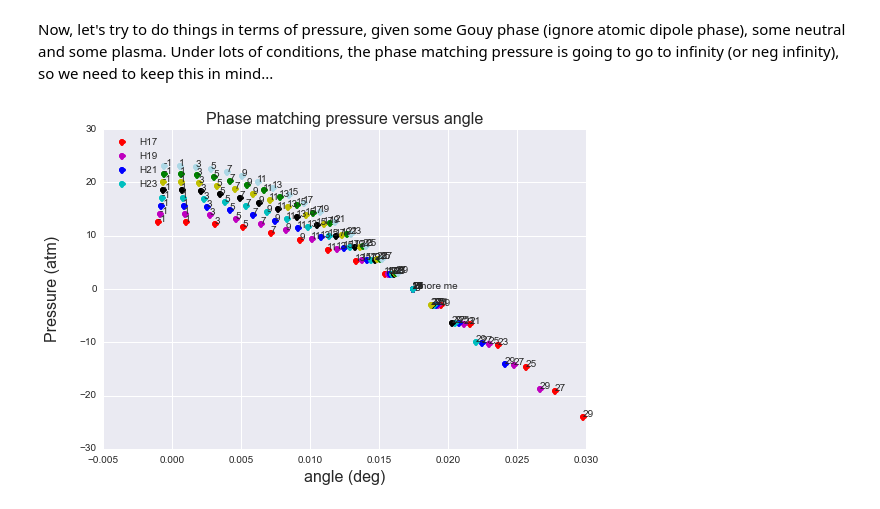
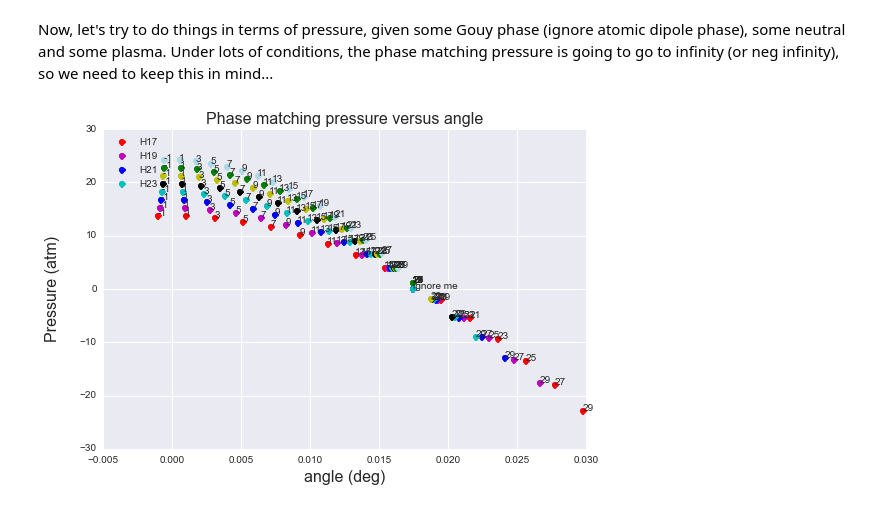
Before and after one commit to DanHickstein/phase-matching-fun, a Jupyter notebook: Phase matching 0.6.ipynb, the cells around one changed output. Saved outputs shown, nothing was run; the diff lists cells and outputs as text; code cells hidden in the pictures.

```diff
--- a/Phase matching 0.6.ipynb
+++ b/Phase matching 0.6.ipynb
@@ -355,11 +355,11 @@ theta = 3*np.pi/180
 
 for dn in np.arange(-1,30,2):
     for H,color in zip((17,19,21,23),('r','m','b','c')):
-        n1 = H/2 + dn/2 + 1
+        n1 = (H + dn)/2
         n2 = H/2 - dn/2
 
 #         if n1<=0 or n2<=0: continue
-#         print '%i=%i and %i=%i (%i+%i)'%(dn,n1-n2,H,n1+n2,n1,n2)
+        print '%i=%i and %i=%i (%i+%i)'%(dn,n1-n2,H,n1+n2,n1,n2)
         dk,angle = delta_k_NC(theta,n1=n1,n2=n2,k1=2*np.pi/800e-9,k2=2*np.pi/800e-9,wave1=800e-9,wave2=800e-9)
 
         dk = dk
@@ -400,32 +417,32 @@ for dn in np.arange(-1,31,2):
         dk,angle = delta_k_NC(theta,n1=n1,n2=n2,k1=2*np.pi/800e-9,k2=2*np.pi/800e-9,wave1=800e-9,wave2=800e-9)
 
         dk = dk
 
 
         kg = k_gouy(L=800e-9,F=300e-3,D=8e-3,z=0)
-        kd = k_dipole(L=800e-9,z=-1.5e-3,I=1e14)
+        kd = k_dipole(L=800e-9,z=0.1e-3,I=1e14)
         kn = k_neutral(L,P=1,IF=IF,gas='Ar')
         kp = k_plasma(L,P=1,IF=IF)
 
         P_pm = -(dk + kg + kd)/(kn+kp) # include atomic dipole
 #         P_pm = -(dk + kg)/(kn+kp) # don't include AD
 
 
         x,y = angle,P_pm
         ax.plot(x,y,'o',color=color)
         ax.annotate('%i'%(dn),xy=(x,y),xytext=(x,y))
 
 
 ax.plot(theta,0,'o',color='r',label='H17')
 ax.plot(theta,0,'o',color='m',label='H19')
 ax.plot(theta,0,'o',color='b',label='H21')
 ax.plot(theta,0,'o',color='c',label='H23')
 x,y = theta,0
 ax.annotate('ignore me',xy=(x,y),xytext=(x,y))
 
 
 leg=plt.legend(loc=2)
 leg.draw_frame(False)
 plt.tight_layout()
 # %% [output]
-[figure, old version]
+[figure, new version]
```
Also changed, not shown: parts of 1 cell of this notebook.
